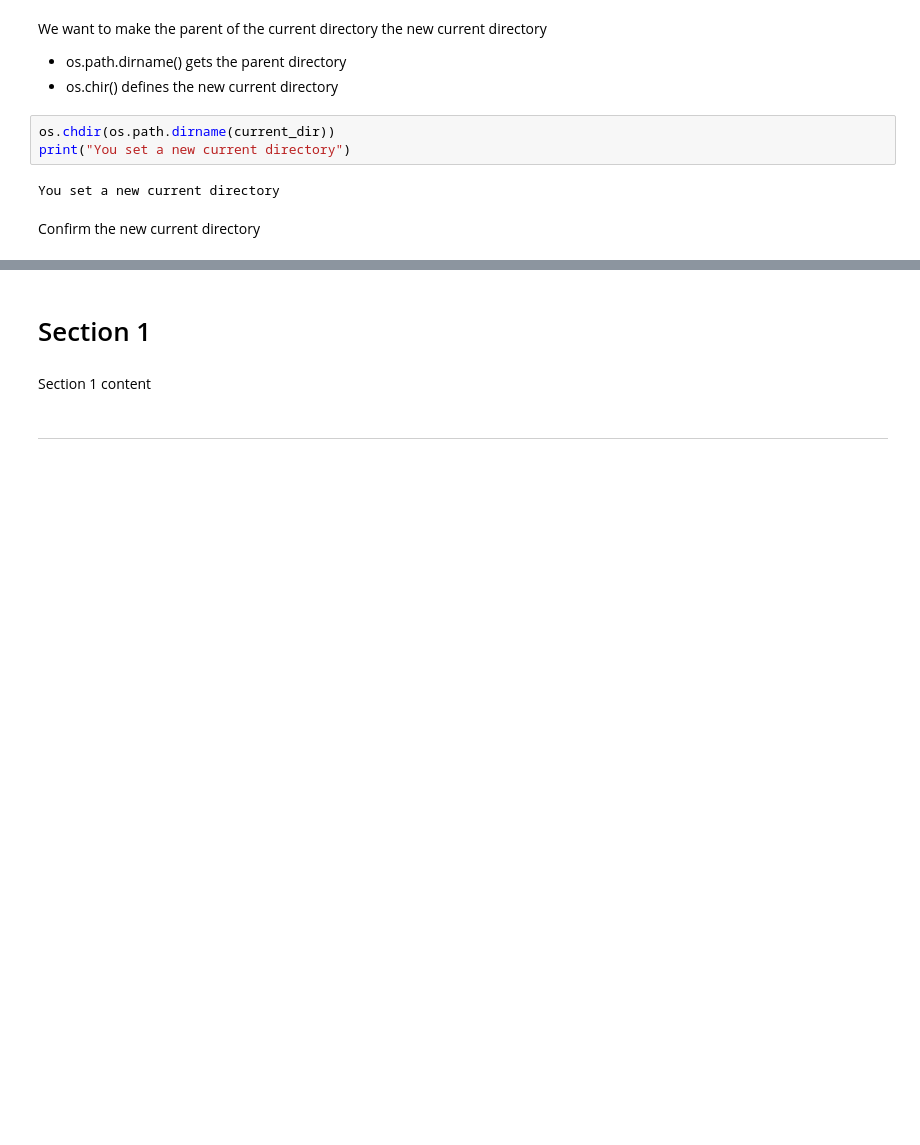
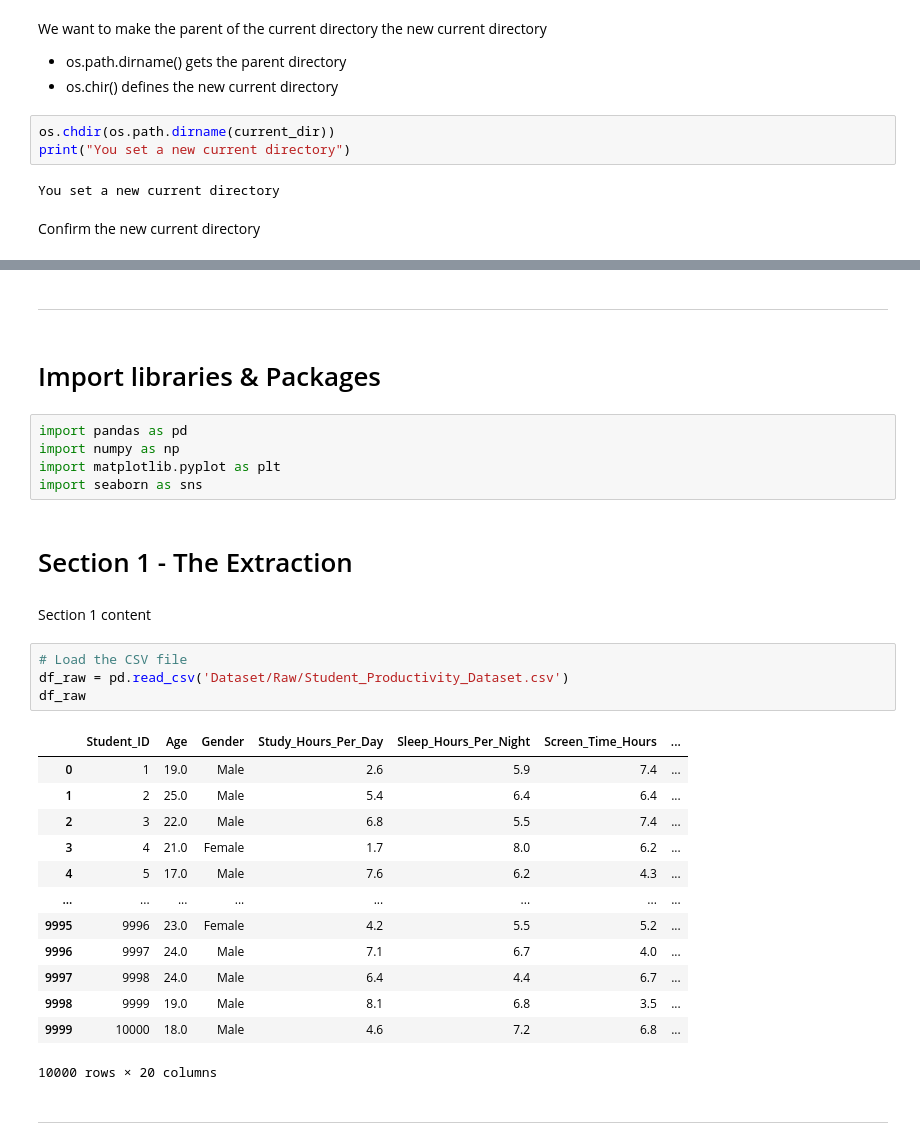
Before and after one commit to 13NateMate37/Student_Productivity_analysis, a Jupyter notebook: jupyter_notebooks/ETL.ipynb, the cells around one changed output, grey strips where cells are left out. Drawn from its saved outputs; the diff is of its cells as text; blank space fills up the shorter version.

Commit message:
Inital Extraction

```diff
--- a/jupyter_notebooks/ETL.ipynb
+++ b/jupyter_notebooks/ETL.ipynb
@@ -48,6 +56,33 @@ current_dir
+# %% [markdown]
+---
+# %% [markdown]
+# Import libraries & Packages
+# %%
+import pandas as pd
+import numpy as np
+import matplotlib.pyplot as plt
+import seaborn as sns
 # %% [markdown]
-# Section 1
+# Section 1 - The Extraction
 # %% [markdown]
 Section 1 content
+# %%
+# Load the CSV file
+df_raw = pd.read_csv('Dataset/Raw/Student_Productivity_Dataset.csv')
+df_raw
+# %% [output]
+|  | Student_ID | Age | Gender | Study_Hours_Per_Day | Sleep_Hours_Per_Night | Screen_Time_Hours | ... |
+| 0 | 1 | 19.0 | Male | 2.6 | 5.9 | 7.4 | ... |
+| 1 | 2 | 25.0 | Male | 5.4 | 6.4 | 6.4 | ... |
+| 2 | 3 | 22.0 | Male | 6.8 | 5.5 | 7.4 | ... |
+| 3 | 4 | 21.0 | Female | 1.7 | 8.0 | 6.2 | ... |
+| 4 | 5 | 17.0 | Male | 7.6 | 6.2 | 4.3 | ... |
+| ... | ... | ... | ... | ... | ... | ... | ... |
+| 9995 | 9996 | 23.0 | Female | 4.2 | 5.5 | 5.2 | ... |
+| 9996 | 9997 | 24.0 | Male | 7.1 | 6.7 | 4.0 | ... |
+| 9997 | 9998 | 24.0 | Male | 6.4 | 4.4 | 6.7 | ... |
+| 9998 | 9999 | 19.0 | Male | 8.1 | 6.8 | 3.5 | ... |
+| 9999 | 10000 | 18.0 | Male | 4.6 | 7.2 | 6.8 | ... |
+10000 rows × 20 columns
 # %% [markdown]
 ---
```
Also changed, not shown: parts of 6 cells of this notebook.
